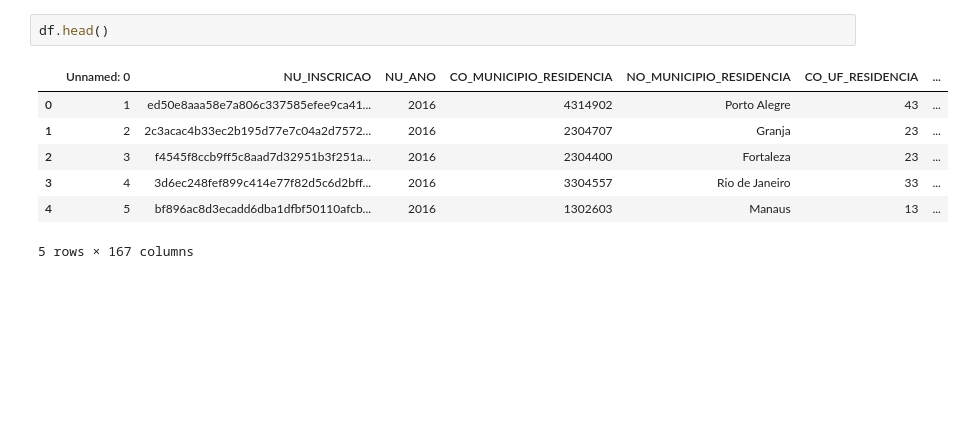
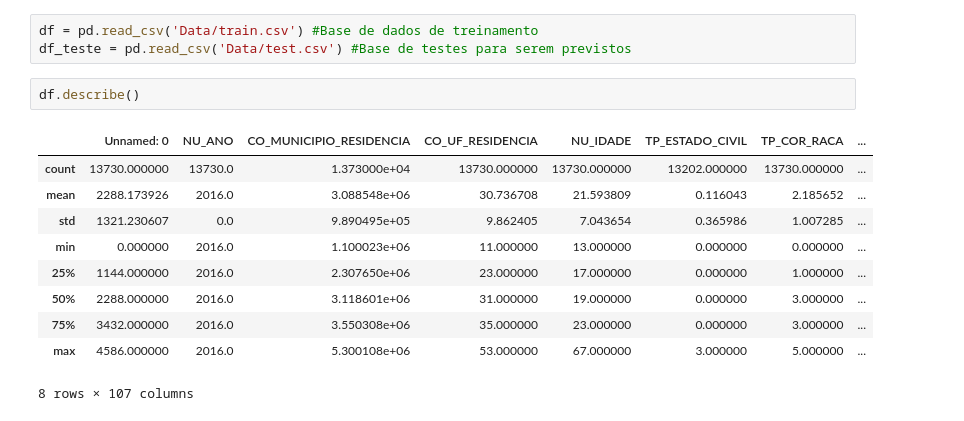
Before and after one commit to spadao/Desafio-Codenation, a Jupyter notebook: Desafio.ipynb, the cells around one changed output. Saved outputs shown, nothing was run; the diff lists cells and outputs as text; blank space fills up the shorter version.

```diff
--- a/Desafio.ipynb
+++ b/Desafio.ipynb
@@ -12,10 +58,16 @@ df = pd.read_csv('Data/train.csv')
+# %%
+df = pd.read_csv('Data/train.csv') #Base de dados de treinamento
+df_teste = pd.read_csv('Data/test.csv') #Base de testes para serem previstos
 # %%
-df.head()
+df.describe()
 # %% [output]
-|  | Unnamed: 0 | NU_INSCRICAO | NU_ANO | CO_MUNICIPIO_RESIDENCIA | NO_MUNICIPIO_RESIDENCIA | CO_UF_RESIDENCIA | ... |
-| 0 | 1 | ed50e8aaa58e7a806c337585efee9ca41... | 2016 | 4314902 | Porto Alegre | 43 | ... |
-| 1 | 2 | 2c3acac4b33ec2b195d77e7c04a2d7572... | 2016 | 2304707 | Granja | 23 | ... |
-| 2 | 3 | f4545f8ccb9ff5c8aad7d32951b3f251a... | 2016 | 2304400 | Fortaleza | 23 | ... |
-| 3 | 4 | 3d6ec248fef899c414e77f82d5c6d2bff... | 2016 | 3304557 | Rio de Janeiro | 33 | ... |
-| 4 | 5 | bf896ac8d3ecadd6dba1dfbf50110afcb... | 2016 | 1302603 | Manaus | 13 | ... |
+|  | Unnamed: 0 | NU_ANO | CO_MUNICIPIO_RESIDENCIA | CO_UF_RESIDENCIA | NU_IDADE | TP_ESTADO_CIVIL | TP_COR_RACA | ... |
+| count | 13730.000000 | 13730.0 | 1.373000e+04 | 13730.000000 | 13730.000000 | 13202.000000 | 13730.000000 | ... |
+| mean | 2288.173926 | 2016.0 | 3.088548e+06 | 30.736708 | 21.593809 | 0.116043 | 2.185652 | ... |
+| std | 1321.230607 | 0.0 | 9.890495e+05 | 9.862405 | 7.043654 | 0.365986 | 1.007285 | ... |
+| min | 0.000000 | 2016.0 | 1.100023e+06 | 11.000000 | 13.000000 | 0.000000 | 0.000000 | ... |
+| 25% | 1144.000000 | 2016.0 | 2.307650e+06 | 23.000000 | 17.000000 | 0.000000 | 1.000000 | ... |
+| 50% | 2288.000000 | 2016.0 | 3.118601e+06 | 31.000000 | 19.000000 | 0.000000 | 3.000000 | ... |
+| 75% | 3432.000000 | 2016.0 | 3.550308e+06 | 35.000000 | 23.000000 | 0.000000 | 3.000000 | ... |
+| max | 4586.000000 | 2016.0 | 5.300108e+06 | 53.000000 | 67.000000 | 3.000000 | 5.000000 | ... |
-5 rows × 167 columns
+8 rows × 107 columns
```
Also changed, not shown: parts of 43 cells of this notebook, 1 other file.
